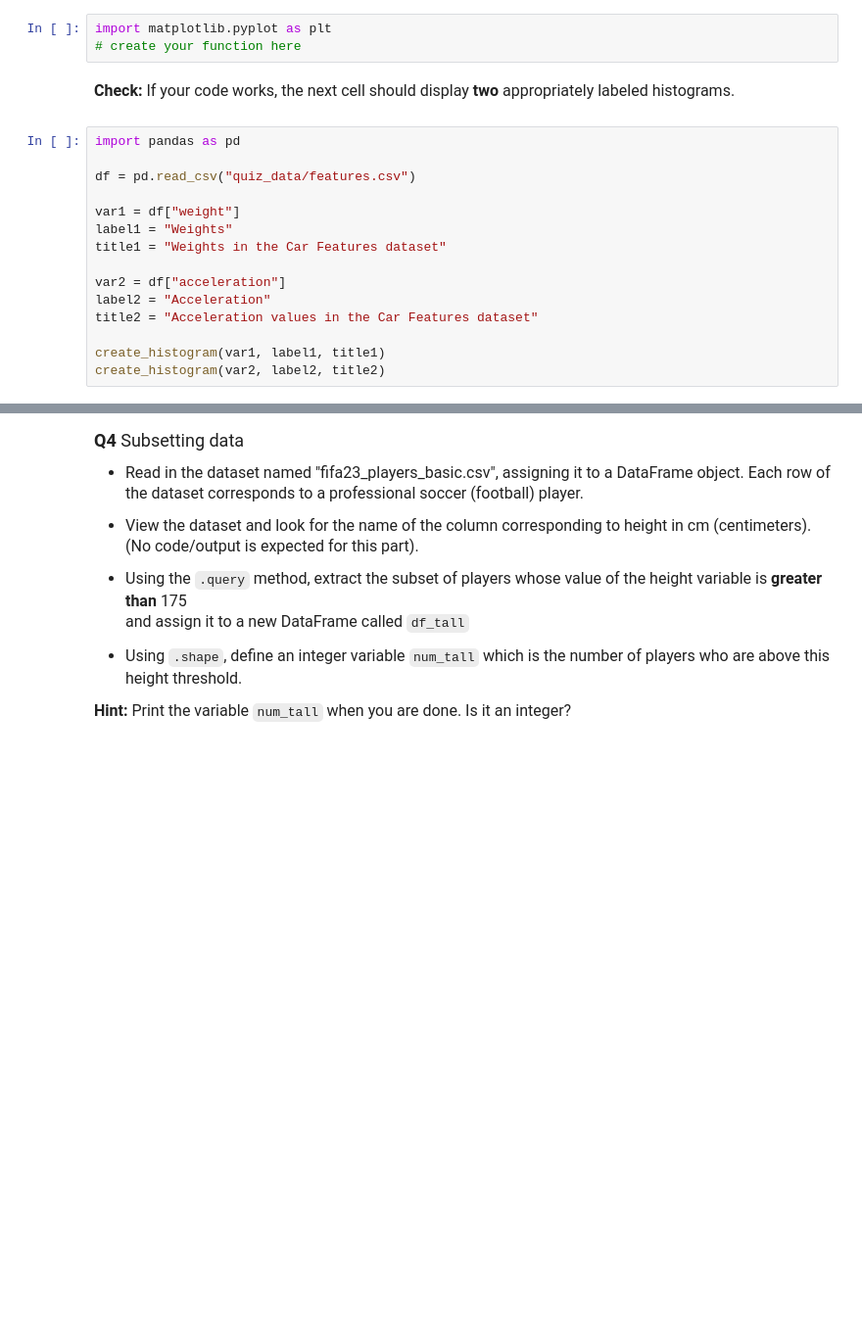
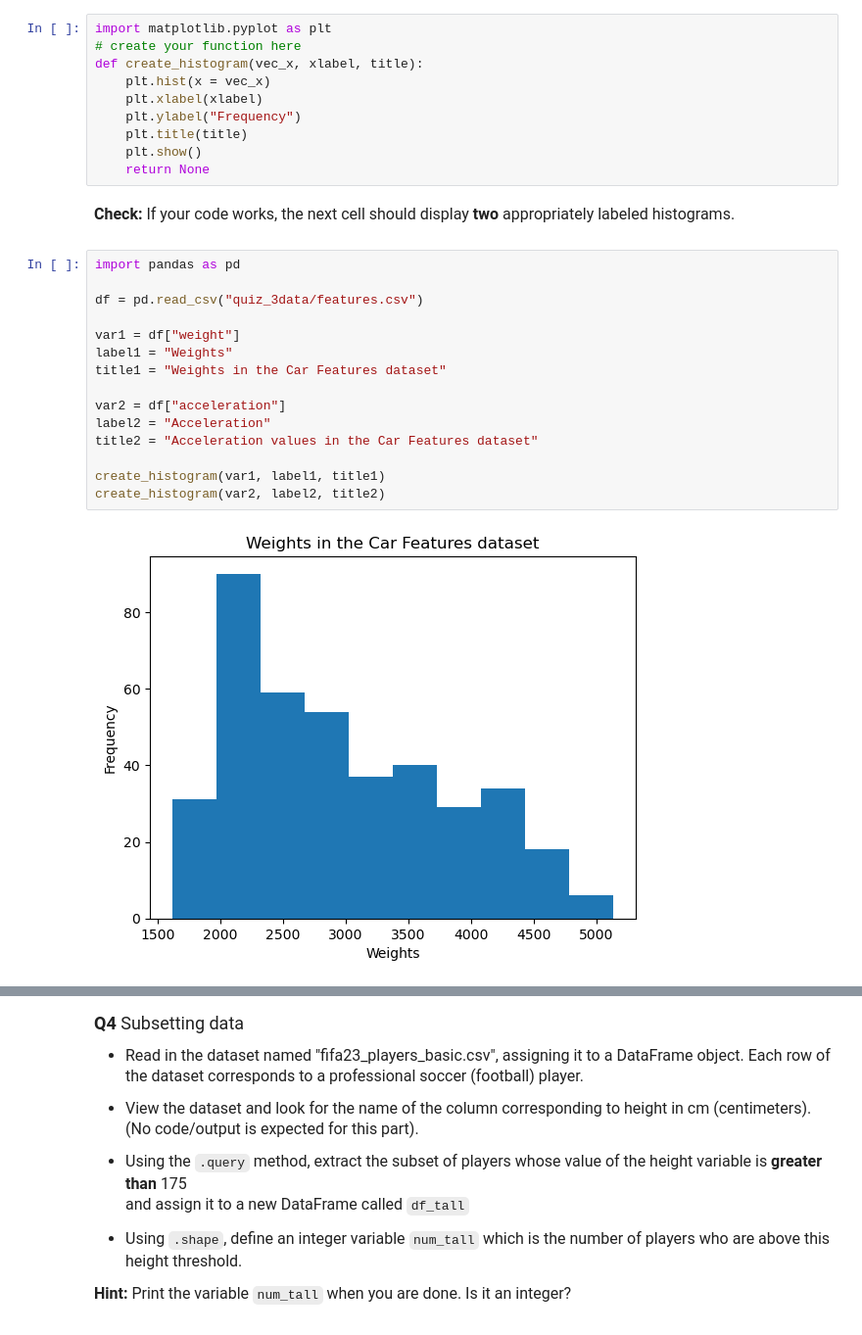
Before and after one commit to StormNight99/datasci151spring2026, a Jupyter notebook: _quizzes/practice_quiz3 copy.ipynb, the cells around one changed output, grey strips where cells are left out. Shown at 98% size. Drawn from its saved outputs; the diff is of its cells as text; blank space fills up the shorter version.

```diff
--- a/_quizzes/practice_quiz3 copy.ipynb
+++ b/_quizzes/practice_quiz3 copy.ipynb
@@ -99,6 +121,13 @@ The function should have **no return values**. You can do this by having the las
 # %%
 import matplotlib.pyplot as plt
 # create your function here
+def create_histogram(vec_x, xlabel, title):
+    plt.hist(x = vec_x)
+    plt.xlabel(xlabel)
+    plt.ylabel("Frequency")
+    plt.title(title)
+    plt.show()
+    return None
 # %% [markdown]
 <font size = "3">
 
@@ -107,15 +136,17 @@ import matplotlib.pyplot as plt
 # %%
 import pandas as pd
 
-df = pd.read_csv("quiz_data/features.csv")
+df = pd.read_csv("quiz_3data/features.csv")
 
 var1 = df["weight"]
 label1 = "Weights"
 title1 = "Weights in the Car Features dataset"
 
 var2 = df["acceleration"]
 label2 = "Acceleration"
 title2 = "Acceleration values in the Car Features dataset"
 
 create_histogram(var1, label1, title1)
 create_histogram(var2, label2, title2)
+# %% [output]
+[figure, added]
```
Also changed, not shown: parts of 6 cells of this notebook.
